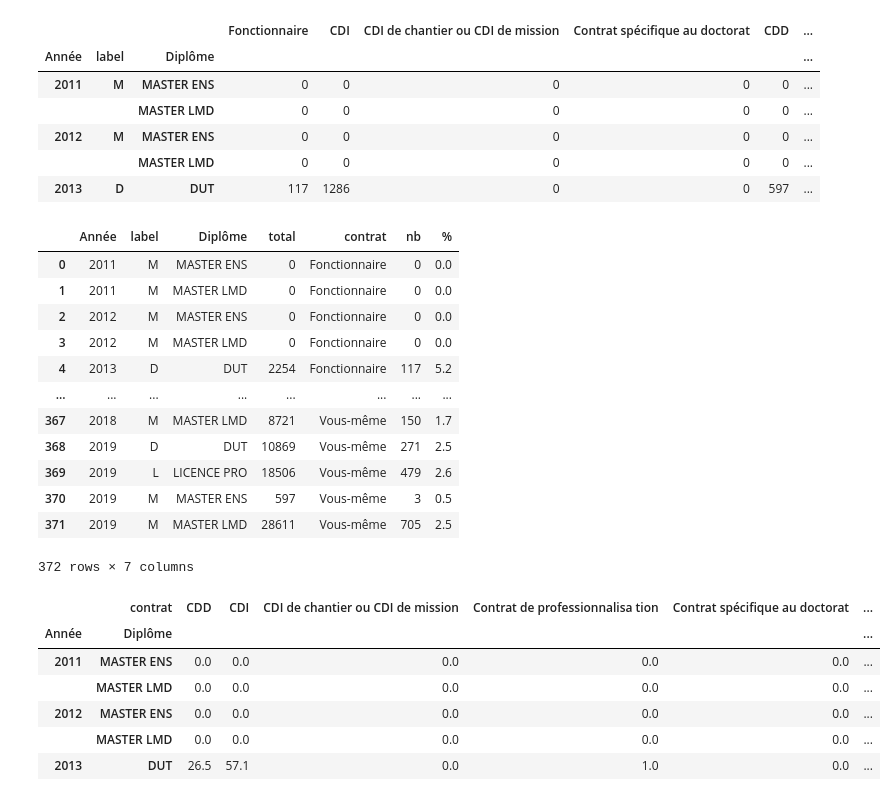
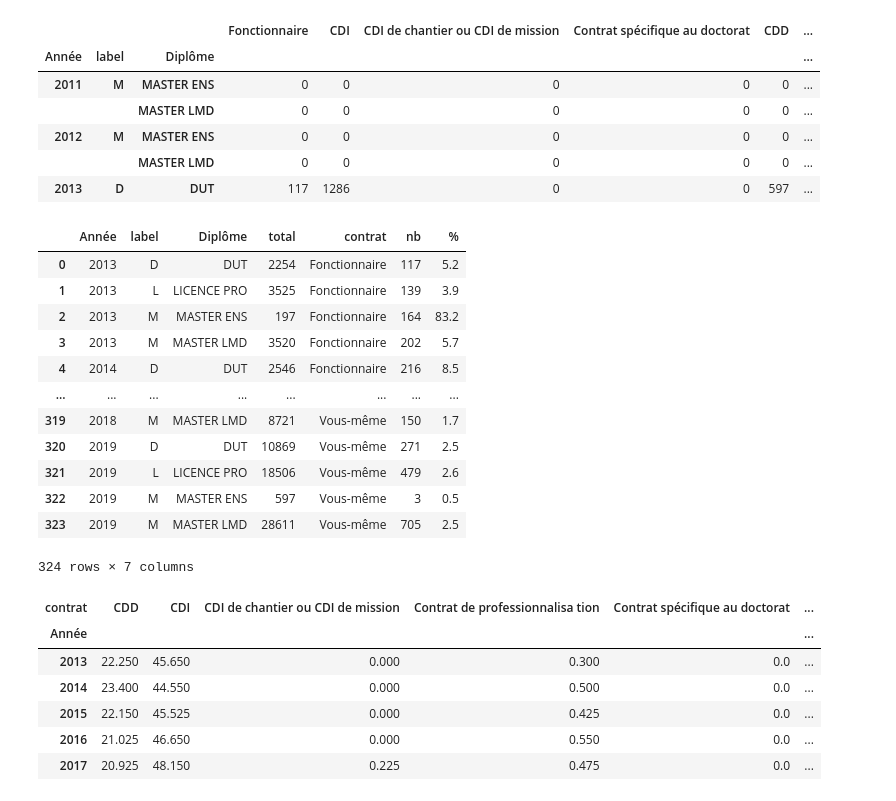
Before and after one commit to smtux/DUDA, a Jupyter notebook: inser_pro/src/pro.ipynb, the cells around one changed output. Drawn from its saved outputs; the diff is of its cells as text; code cells hidden in the pictures.

```diff
--- a/inser_pro/src/pro.ipynb
+++ b/inser_pro/src/pro.ipynb
@@ -231,6 +243,9 @@ contrat_count.head()
 | 2012 | M | MASTER ENS | 0 | 0 | 0 | 0 | 0 | ... |
 |  |  | MASTER LMD | 0 | 0 | 0 | 0 | 0 | ... |
 | 2013 | D | DUT | 117 | 1286 | 0 | 0 | 597 | ... |
+# %%
+# Suppression des années 2011-2012 dont toutes les valeurs sont manquantes
+contrat_count.drop([2011, 2012], axis=0, inplace=True)
 # %%
 # total du nombre de contrat par année et par diplôme
 contrat_count["total"] = contrat_count.sum(axis=1)
@@ -245,27 +260,27 @@ df_contrat["%"] = (round(df_contrat["nb"] / df_contrat["total"] * 100, 1)).filln
 df_contrat
 # %% [output]
 |  | Année | label | Diplôme | total | contrat | nb | % |
-| 0 | 2011 | M | MASTER ENS | 0 | Fonctionnaire | 0 | 0.0 |
-| 1 | 2011 | M | MASTER LMD | 0 | Fonctionnaire | 0 | 0.0 |
-| 2 | 2012 | M | MASTER ENS | 0 | Fonctionnaire | 0 | 0.0 |
-| 3 | 2012 | M | MASTER LMD | 0 | Fonctionnaire | 0 | 0.0 |
-| 4 | 2013 | D | DUT | 2254 | Fonctionnaire | 117 | 5.2 |
+| 0 | 2013 | D | DUT | 2254 | Fonctionnaire | 117 | 5.2 |
+| 1 | 2013 | L | LICENCE PRO | 3525 | Fonctionnaire | 139 | 3.9 |
+| 2 | 2013 | M | MASTER ENS | 197 | Fonctionnaire | 164 | 83.2 |
+| 3 | 2013 | M | MASTER LMD | 3520 | Fonctionnaire | 202 | 5.7 |
+| 4 | 2014 | D | DUT | 2546 | Fonctionnaire | 216 | 8.5 |
 | ... | ... | ... | ... | ... | ... | ... | ... |
-| 367 | 2018 | M | MASTER LMD | 8721 | Vous-même | 150 | 1.7 |
-| 368 | 2019 | D | DUT | 10869 | Vous-même | 271 | 2.5 |
-| 369 | 2019 | L | LICENCE PRO | 18506 | Vous-même | 479 | 2.6 |
-| 370 | 2019 | M | MASTER ENS | 597 | Vous-même | 3 | 0.5 |
-| 371 | 2019 | M | MASTER LMD | 28611 | Vous-même | 705 | 2.5 |
+| 319 | 2018 | M | MASTER LMD | 8721 | Vous-même | 150 | 1.7 |
+| 320 | 2019 | D | DUT | 10869 | Vous-même | 271 | 2.5 |
+| 321 | 2019 | L | LICENCE PRO | 18506 | Vous-même | 479 | 2.6 |
+| 322 | 2019 | M | MASTER ENS | 597 | Vous-même | 3 | 0.5 |
+| 323 | 2019 | M | MASTER LMD | 28611 | Vous-même | 705 | 2.5 |
-372 rows × 7 columns
+324 rows × 7 columns
 # %%
-df_contrat = df_contrat.pivot_table(index=["Année", "Diplôme"], columns="contrat", values="%")
+df_graph = df_contrat.pivot_table(index="Année", values="%", columns="contrat")
 # %%
-df_contrat.head()
+df_graph.head()
 # %% [output]
-|  | contrat | CDD | CDI | CDI de chantier ou CDI de mission | Contrat de professionnalisa tion | Contrat spécifique au doctorat | ... |
-| Année | Diplôme |  |  |  |  |  | ... |
-| 2011 | MASTER ENS | 0.0 | 0.0 | 0.0 | 0.0 | 0.0 | ... |
-|  | MASTER LMD | 0.0 | 0.0 | 0.0 | 0.0 | 0.0 | ... |
-| 2012 | MASTER ENS | 0.0 | 0.0 | 0.0 | 0.0 | 0.0 | ... |
-|  | MASTER LMD | 0.0 | 0.0 | 0.0 | 0.0 | 0.0 | ... |
-| 2013 | DUT | 26.5 | 57.1 | 0.0 | 1.0 | 0.0 | ... |
+| contrat | CDD | CDI | CDI de chantier ou CDI de mission | Contrat de professionnalisa tion | Contrat spécifique au doctorat | ... |
+| Année |  |  |  |  |  | ... |
+| 2013 | 22.250 | 45.650 | 0.000 | 0.300 | 0.0 | ... |
+| 2014 | 23.400 | 44.550 | 0.000 | 0.500 | 0.0 | ... |
+| 2015 | 22.150 | 45.525 | 0.000 | 0.425 | 0.0 | ... |
+| 2016 | 21.025 | 46.650 | 0.000 | 0.550 | 0.0 | ... |
+| 2017 | 20.925 | 48.150 | 0.225 | 0.475 | 0.0 | ... |
```
Also changed, not shown: parts of 19 cells of this notebook.
